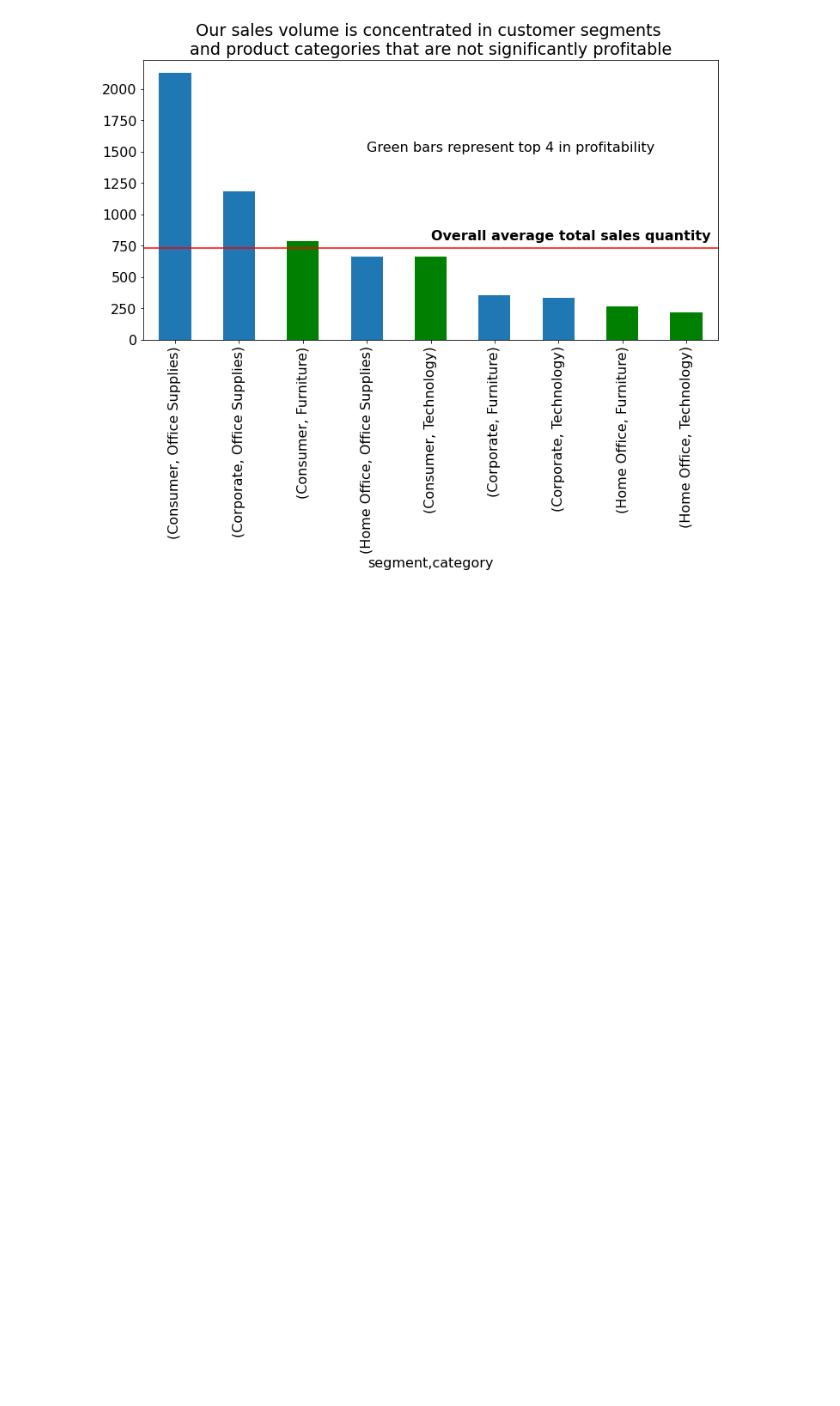
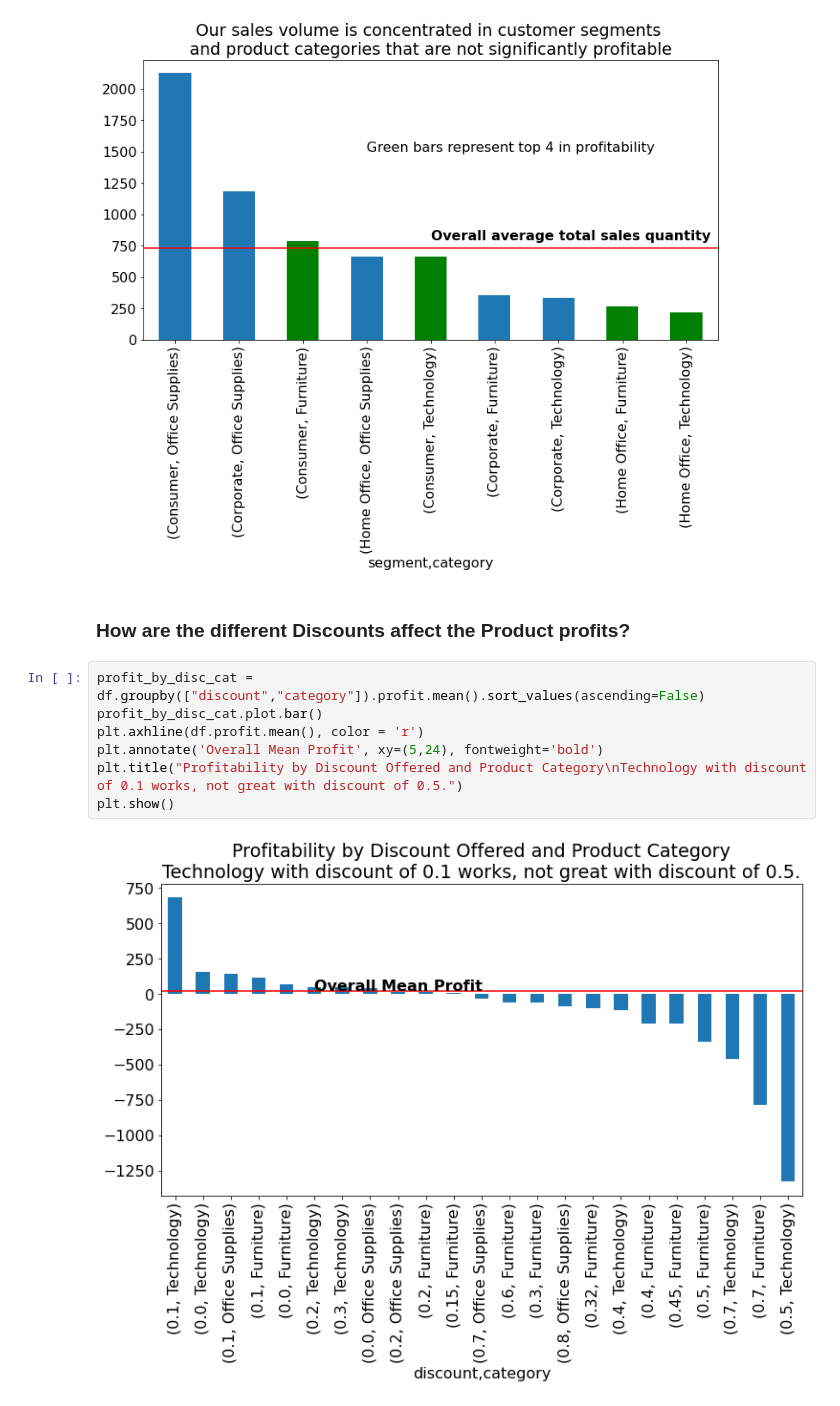
Before and after one commit to superstore-stephen-jesse/superstor-time-series-project, a Jupyter notebook: final_report.ipynb, the cells around one changed output. Saved outputs shown, nothing was run; the diff lists cells and outputs as text; blank space fills up the shorter version.

```diff
--- a/final_report.ipynb
+++ b/final_report.ipynb
@@ -180,3 +180,14 @@ plt.annotate("Overall average total sales quantity",xy=(4,800), fontweight='bold
 plt.show()
 # %% [output]
 [figure]
+# %% [markdown]
+### How are the different Discounts affect the Product profits?
+# %%
+profit_by_disc_cat = df.groupby(["discount","category"]).profit.mean().sort_values(ascending=False)
+profit_by_disc_cat.plot.bar()
+plt.axhline(df.profit.mean(), color = 'r')
+plt.annotate('Overall Mean Profit', xy=(5,24), fontweight='bold')
+plt.title("Profitability by Discount Offered and Product Category\nTechnology with discount of 0.1 works, not great with discount of 0.5.")
+plt.show()
+# %% [output]
+[figure, added]
```
Also changed, not shown: parts of 5 cells of this notebook.
